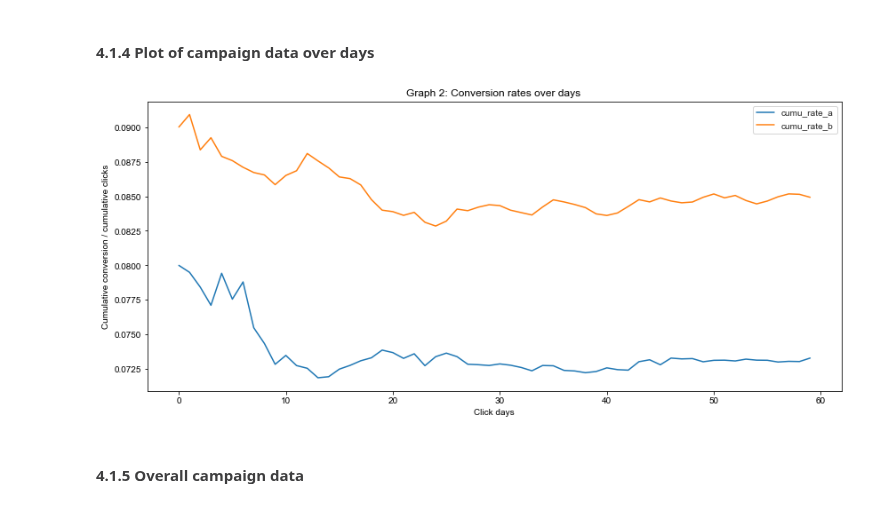
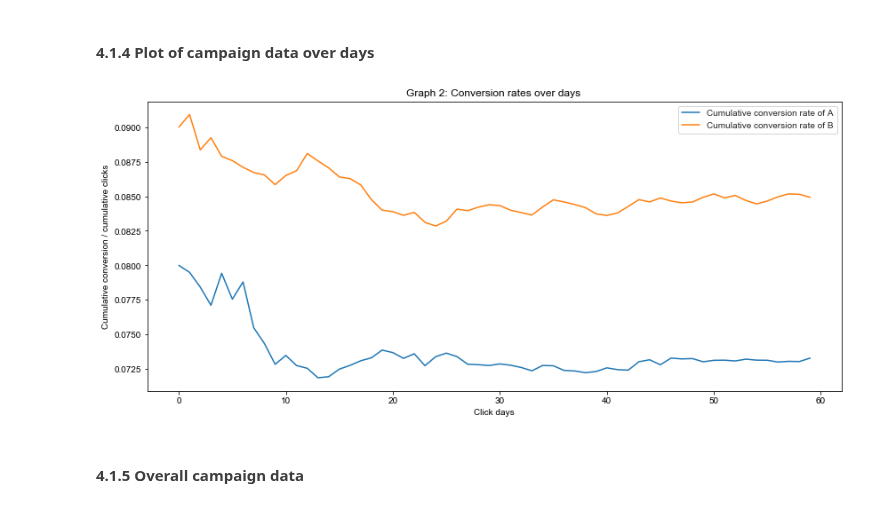
Before and after one commit to chaitanya539/A-B-Testing---Experiment-Design, a Jupyter notebook: Frequentist vs Bayesian A B testing.ipynb, the cells around one changed output. Cells and saved outputs as stored; diff of their text form; code cells hidden in the pictures.

```diff
--- a/Frequentist vs Bayesian A B testing.ipynb
+++ b/Frequentist vs Bayesian A B testing.ipynb
@@ -221,15 +221,15 @@ conv_days.head()
 # %%
 fig, ax = plt.subplots(figsize=(14,6))
 plt.style.use('seaborn-whitegrid')
-ax.plot(conv_days['click_day'], conv_days['cumu_rate_a'], label = 'cumu_rate_a')
-ax.plot(conv_days['click_day'],conv_days['cumu_rate_b'], label = 'cumu_rate_b')
+ax.plot(conv_days['click_day'], conv_days['cumu_rate_a'], label = 'Cumulative conversion rate of A')
+ax.plot(conv_days['click_day'],conv_days['cumu_rate_b'], label = 'Cumulative conversion rate of B')
 ax.set_title('Graph 2: Conversion rates over days ')
 ax.set_ylabel('Cumulative conversion / cumulative clicks')
 ax.set_xlabel('Click days')
 legend = ax.legend(loc = 'best',ncol=1,frameon = True)
 plt.show()
 # %% [output]
-[figure, old version]
+[figure, new version]
 # %% [markdown]
 #### <font color = '#3E3E3F'>4.1.5 Overall campaign data </font>
 # %%
```
Also changed, not shown: parts of 3 cells of this notebook.
